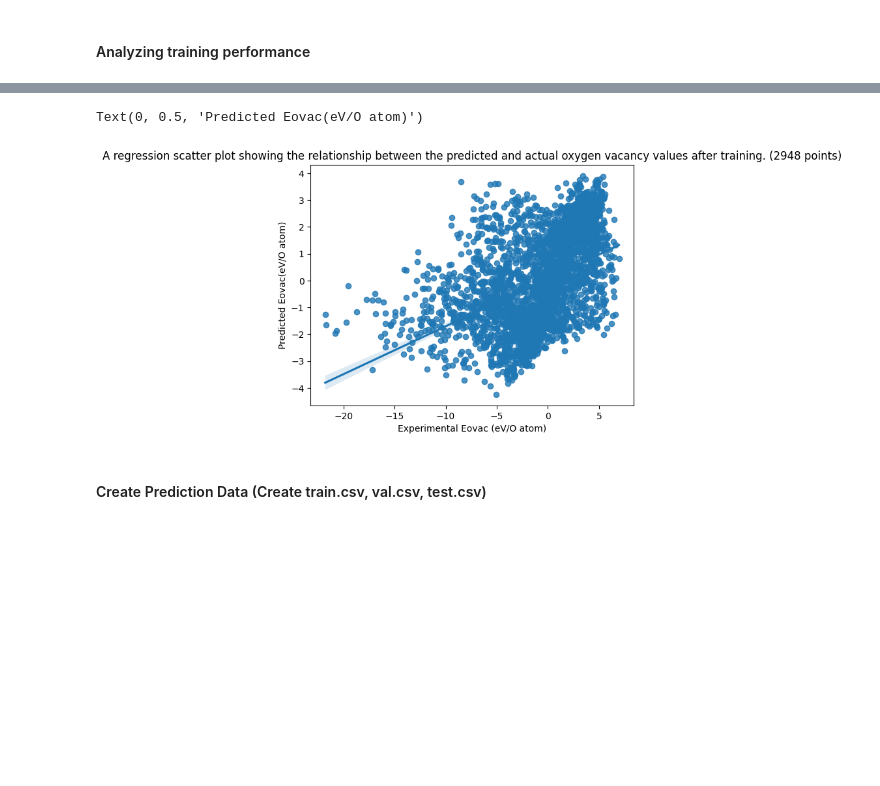
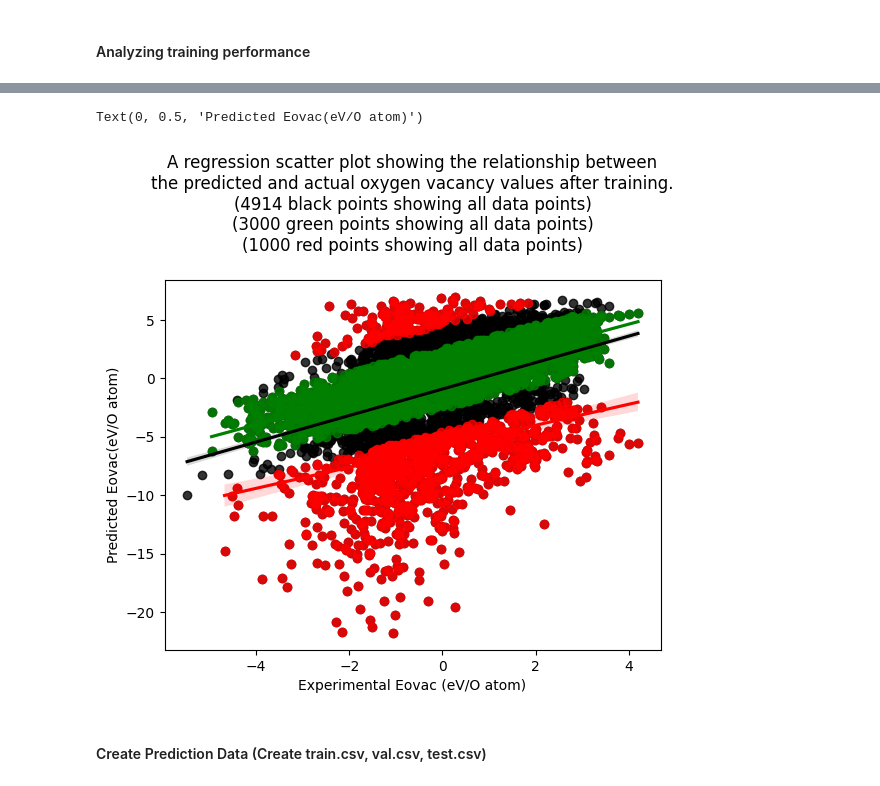
Before and after one commit to Murimikevin/ML-perovskites-project, a Jupyter notebook: Perovskites transformer.ipynb, the cells around one changed output, grey strips where cells are left out. Saved outputs shown, nothing was run; the diff lists cells and outputs as text; code cells hidden in the pictures; blank space fills up the shorter version.

Commit message:
Add files via upload
Modified the graphs

```diff
--- a/Perovskites transformer.ipynb
+++ b/Perovskites transformer.ipynb
@@ -180,14 +228,23 @@ example_materials_property mae: 2.89
 # %%
 
-csv_df = pd.read_csv('model_predictions/example_materials_property_train_output.csv')
+csv_df_all = pd.read_csv('trained_data.csv')
+csv_df_best = pd.read_csv('trained_data.csv')[:3000]
+csv_df_worst = pd.read_csv('trained_data.csv')[-1000:]
 
-ax = sb.regplot(x='target', y='pred-0', data=csv_df)
-ax.set_title(f"A regression scatter plot showing the relationship between the predicted and actual oxygen vacancy values after training. ({len(csv_df)} points)")
+ax = sb.regplot(x='predicted_e_ovac', y='target_e_ovac', data=csv_df_all, scatter_kws={"color": "black"}, line_kws={"color": "black"})
+ax = sb.regplot(x='predicted_e_ovac', y='target_e_ovac', data=csv_df_best, scatter_kws={"color": "green"}, line_kws={"color": "green"})
+ax = sb.regplot(x='predicted_e_ovac', y='target_e_ovac', data=csv_df_worst, scatter_kws={"color": "red"}, line_kws={"color": "red"})
+
+ax.set_title(f"A regression scatter plot showing the relationship between\n"
+             f"the predicted and actual oxygen vacancy values after training.\n"
+             f"({len(csv_df_all)} black points showing all data points)\n"
+             f"({len(csv_df_best)} green points showing all data points)\n"
+             f"({len(csv_df_worst)} red points showing all data points)\n")
 ax.set_xlabel("Experimental Eovac (eV/O atom)")
 ax.set_ylabel("Predicted Eovac(eV/O atom)")
 # %% [output]
 Text(0, 0.5, 'Predicted Eovac(eV/O atom)')
-[figure, old version]
+[figure, new version]
 # %% [markdown]
 #### Create Prediction Data (Create train.csv, val.csv, test.csv)
 # %%
```
Also changed, not shown: parts of 10 cells of this notebook.
